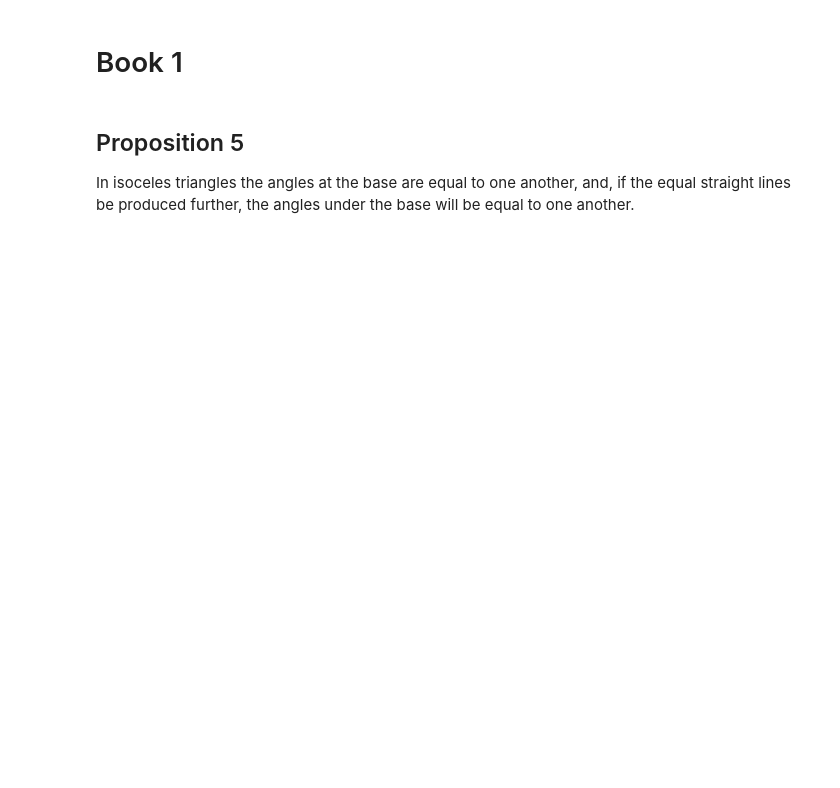
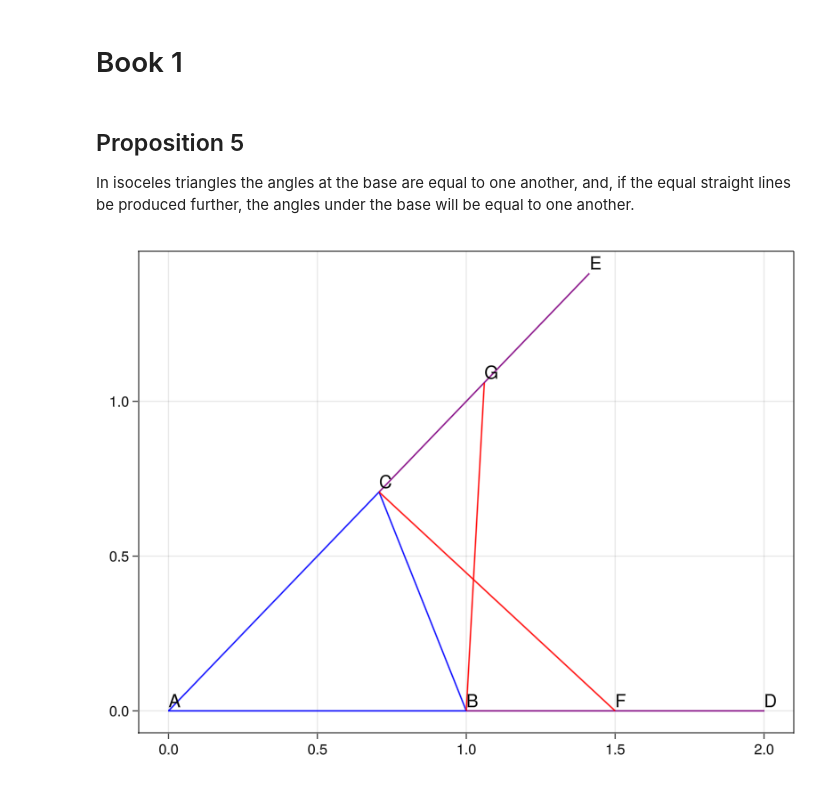
Before and after one commit to derekshoneycutt/euclid-elements-julia, a Jupyter notebook: Book 1/Prop 5.ipynb, the cells around one changed output. Saved outputs shown, nothing was run; the diff lists cells and outputs as text; code cells hidden in the pictures; blank space fills up the shorter version.

Commit message:
Update to new animations that show drawing, because they're better

```diff
--- a/Book 1/Prop 5.ipynb
+++ b/Book 1/Prop 5.ipynb
@@ -31,47 +31,36 @@ C = @lift(get_C($∠BAC, $B))
 D = @lift(continue_line($A, $B, $len_extend))
 E = @lift(continue_line($A, $C, $len_extend))
 
 #Get F along BD
-F = @lift(continue_line($A, $B, $len_AB + $len_extend/2))
+F = @lift(continue_line($A, $B, $len_extend/2))
 
 #Take AG equal to AF
-G_cut = @lift(CutLine_from($C, $E, $B, $F))
-G = @lift(Point($G_cut))
+G = @lift(continue_line($A, $C, $len_extend/2))
 
 
 #setup the chart space...
 f = Figure()
 ax = Axis(f[1,1])
-xlims!(ax, -4,6)
-ylims!(ax, -4,6)
 
 # Draw the lines
-draw_lines(G_cut, color=:pink)
 lines!(@lift([$A,$B]), color=:blue)
 lines!(@lift([$A,$C]), color=:blue)
 lines!(@lift([$B,$C]), color=:blue)
 lines!(@lift([$B,$D]), color=:purple)
 lines!(@lift([$C,$E]), color=:purple)
 lines!(@lift([$F,$C]), color=:red)
 lines!(@lift([$G,$B]), color=:red)
 
 #Now draw the point labels
 Apoint = text!(A, text="A")
 Bpoint = text!(B, text="B")
 Cpoint = text!(C, text="C")
 Dpoint = text!(D, text="D")
 Epoint = text!(E, text="E")
 Fpoint = text!(F, text="F")
 Gpoint = text!(G, text="G")
 
-# Draw the animation!
-framerate = 24
-d_s = 6
-timestamps = range(0,4π, step=2π/(d_s*framerate))
-
-record(f, "Euclid-I-5.gif", timestamps; framerate=framerate) do t
-    len_AB[] = len_AB_0 * (1+sin(t)/1.5)
-    new_F = continue_line(A[], B[], (len_extend_0 * (1+sin(t)/1.5))/2)
-    F[] = new_F
-    ∠BAC[] = ∠BAC_0 + (0.5+cos(t)/2)
-end;
+#Draw and show the chart :)
+current_figure()
+# %% [output]
+[figure, added]
```
Also changed, not shown: parts of 1 cell of this notebook, 16 other files.
